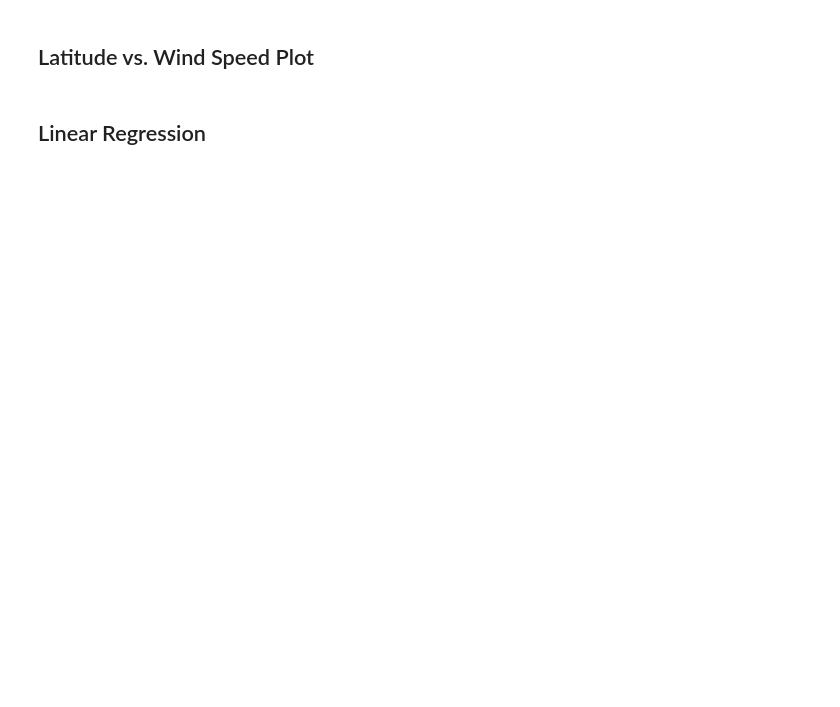
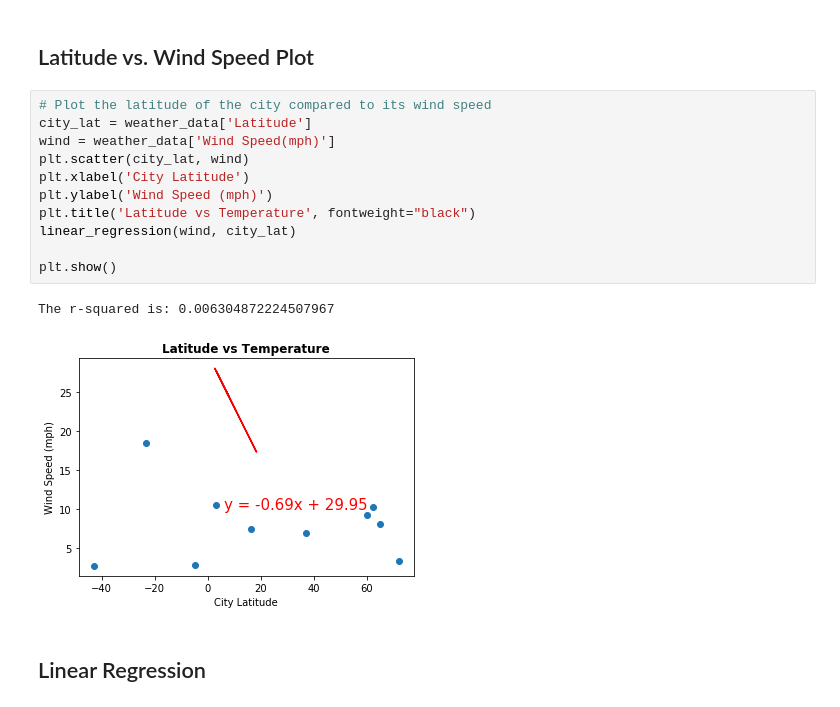
Before and after one commit to Michelin96/python-api-challenge, a Jupyter notebook: WeatherPy/WeatherPy.ipynb, the cells around one changed output. Drawn from its saved outputs; the diff is of its cells as text; blank space fills up the shorter version.

```diff
--- a/WeatherPy/WeatherPy.ipynb
+++ b/WeatherPy/WeatherPy.ipynb
@@ -147,4 +211,18 @@ Skip this step if there are no cities that have humidity > 100%.
 # %% [markdown]
 ## Latitude vs. Wind Speed Plot
+# %%
+# Plot the latitude of the city compared to its wind speed
+city_lat = weather_data['Latitude']
+wind = weather_data['Wind Speed(mph)']
+plt.scatter(city_lat, wind)
+plt.xlabel('City Latitude')
+plt.ylabel('Wind Speed (mph)')
+plt.title('Latitude vs Temperature', fontweight="black")
+linear_regression(wind, city_lat)
+
+plt.show()
+# %% [output]
+The r-squared is: 0.006304872224507967
+[figure, added]
 # %% [markdown]
 ## Linear Regression
```
Also changed, not shown: parts of 17 cells of this notebook, 3 other files.
